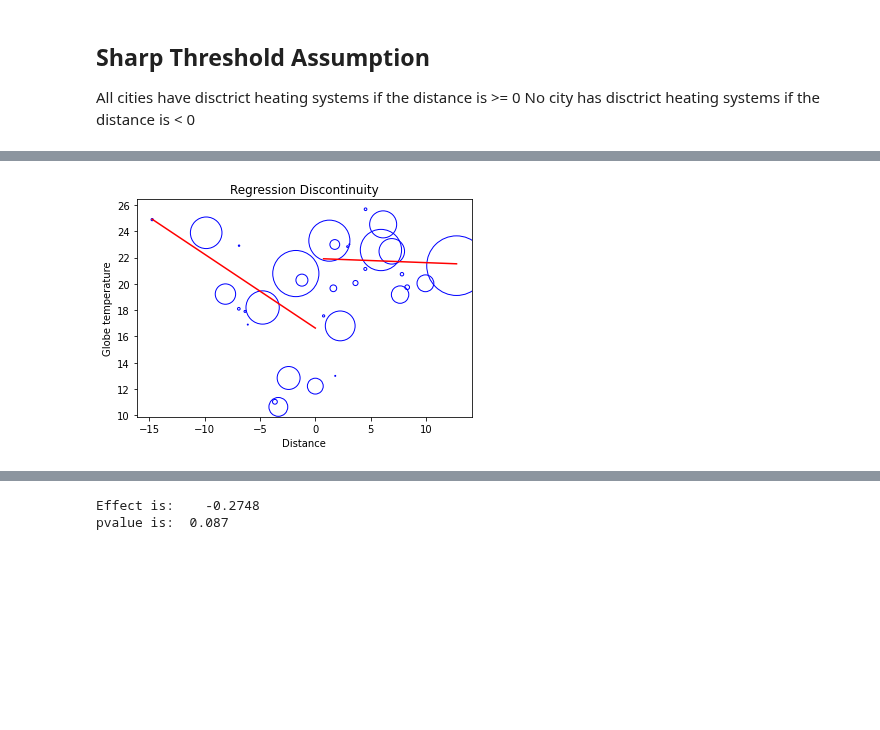
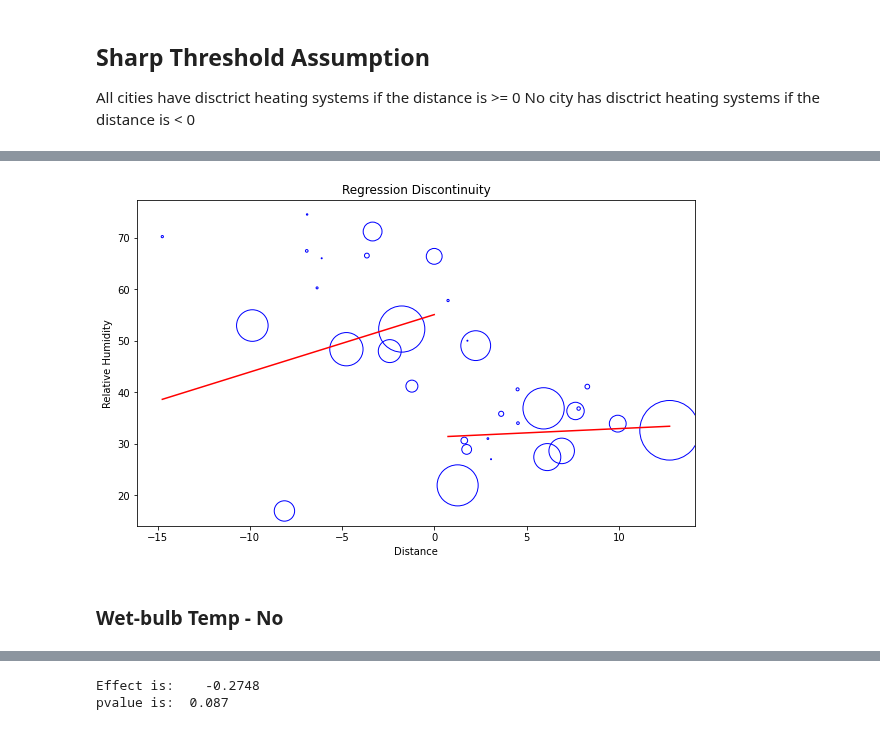
Before and after one commit to ruijis/RD_comfort, a Jupyter notebook: RD.ipynb, the cells around one changed output, grey strips where cells are left out. Cells and saved outputs as stored; diff of their text form; code cells hidden in the pictures; blank space fills up the shorter version.

```diff
--- a/RD.ipynb
+++ b/RD.ipynb
@@ -53,0 +150,11 @@ The coef of the threshold is the causal effect, which is 5.3 ˚C, p-value is 0.0
+# %%
+plt.figure(figsize=(10, 6))
+# remove nanvalues of ta_var in df_rd
+df_rd = df_rd.dropna(subset=['ta_var'])
+plt.scatter(df_rd['distance'], df_rd['ta_var'], s=df_rd['records'], facecolors='none', edgecolors='b')
+plt.plot(df_rd['distance'][df_rd['distance'] < 0], model.fittedvalues[df_rd['distance'] < 0], color='red')
+plt.plot(df_rd['distance'][df_rd['distance'] >= 0], model.fittedvalues[df_rd['distance'] >= 0], color='red')
+plt.xlabel('Distance')
+plt.ylabel('Indoor air temperature variance')
+plt.title("Regression Discontinuity")
+plt.show()
@@ -53,0 +165,5 @@ The coef of the threshold is the causal effect, which is 5.3 ˚C, p-value is 0.0
+# %%
+model = smf.wls("rh~distance*threshold", df_rd, weights=df_rd["records"]).fit()
+print("Effect is:", model.summary().tables[1][3][1])
+print("pvalue is:", model.summary().tables[1][3][4])
+model.summary().tables[1]
@@ -54,12 +178,13 @@ The coef of the threshold is the causal effect, which is 5.3 ˚C, p-value is 0.0
 # %%
-plt.scatter(df_rd['distance'], df_rd['tg'], s=df_rd['records'], facecolors='none', edgecolors='b')
-# plot less than 0 distance for model.fittedvalues
+plt.figure(figsize=(10, 6))
+plt.scatter(df_rd['distance'], df_rd['rh'], s=df_rd['records'], facecolors='none', edgecolors='b')
 plt.plot(df_rd['distance'][df_rd['distance'] < 0], model.fittedvalues[df_rd['distance'] < 0], color='red')
-# plot larger than 0 distance for model.fittedvalues
 plt.plot(df_rd['distance'][df_rd['distance'] >= 0], model.fittedvalues[df_rd['distance'] >= 0], color='red')
 plt.xlabel('Distance')
-plt.ylabel('Globe temperature')
+plt.ylabel('Relative Humidity')
 plt.title("Regression Discontinuity")
 plt.show()
 # %% [output]
-[figure, old version]
+[figure, new version]
+# %% [markdown]
+### Wet-bulb Temp - No
```
Also changed, not shown: parts of 48 cells of this notebook, 5 other files.
